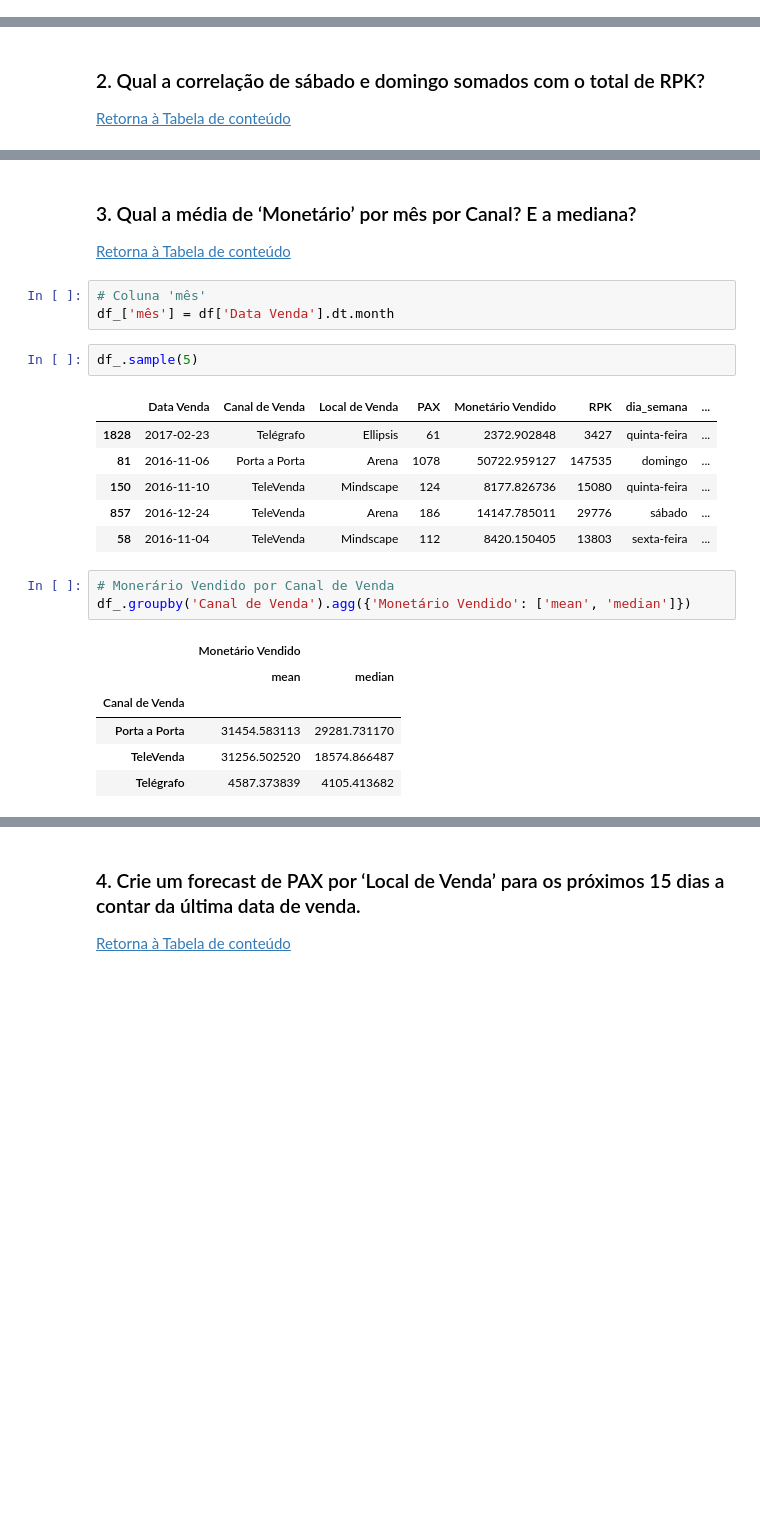
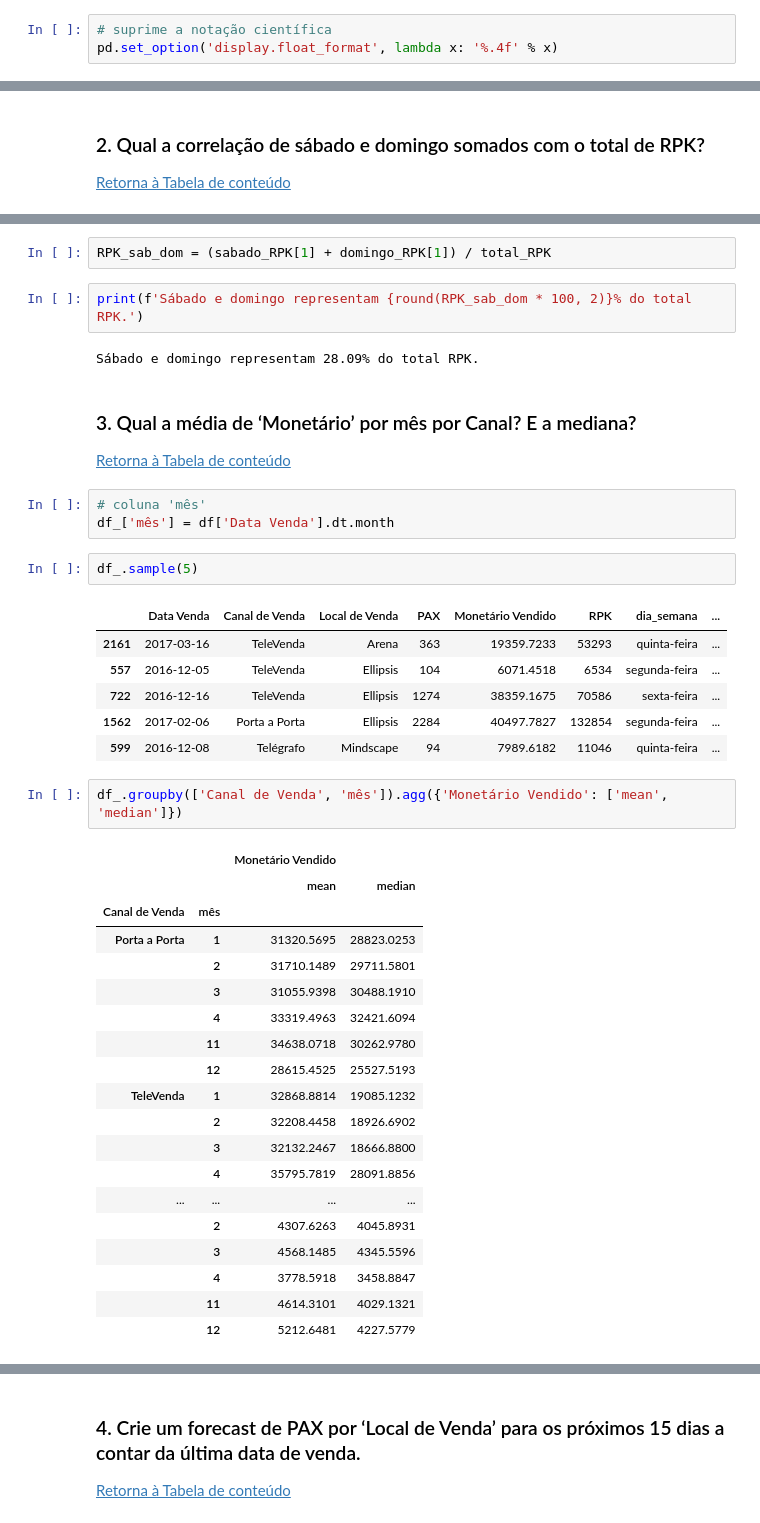
Before and after one commit to pathilink/gol, a Jupyter notebook: case_gol.ipynb, the cells around one changed output, grey strips where cells are left out. Drawn from its saved outputs; the diff is of its cells as text; blank space fills up the shorter version.

```diff
--- a/case_gol.ipynb
+++ b/case_gol.ipynb
@@ -53,6 +51,9 @@ from matplotlib import pyplot as plt # plot
 # %% [markdown]
 ## 3. Dados
 [Retorna à Tabela de conteúdo](#Tabela-de-conteúdo)
+# %%
+# suprime a notação científica
+pd.set_option('display.float_format', lambda x: '%.4f' % x)
 # %%
 df = pd.read_excel('case_analytics-ds.xlsx', sheet_name='Dados')
 # %%
@@ -212,25 +229,43 @@ q
+# %%
+RPK_sab_dom = (sabado_RPK[1] + domingo_RPK[1]) / total_RPK
+# %%
+print(f'Sábado e domingo representam {round(RPK_sab_dom * 100, 2)}% do total RPK.')
+# %% [output]
+Sábado e domingo representam 28.09% do total RPK.
 # %% [markdown]
 ### 3. Qual a média de ‘Monetário’ por mês por Canal? E a mediana?
 [Retorna à Tabela de conteúdo](#Tabela-de-conteúdo)
 # %%
-# Coluna 'mês'
+# coluna 'mês'
 df_['mês'] = df['Data Venda'].dt.month
 # %%
 df_.sample(5)
 # %% [output]
 |  | Data Venda | Canal de Venda | Local de Venda | PAX | Monetário Vendido | RPK | dia_semana | ... |
-| 1828 | 2017-02-23 | Telégrafo | Ellipsis | 61 | 2372.902848 | 3427 | quinta-feira | ... |
-| 81 | 2016-11-06 | Porta a Porta | Arena | 1078 | 50722.959127 | 147535 | domingo | ... |
-| 150 | 2016-11-10 | TeleVenda | Mindscape | 124 | 8177.826736 | 15080 | quinta-feira | ... |
-| 857 | 2016-12-24 | TeleVenda | Arena | 186 | 14147.785011 | 29776 | sábado | ... |
-| 58 | 2016-11-04 | TeleVenda | Mindscape | 112 | 8420.150405 | 13803 | sexta-feira | ... |
+| 2161 | 2017-03-16 | TeleVenda | Arena | 363 | 19359.7233 | 53293 | quinta-feira | ... |
+| 557 | 2016-12-05 | TeleVenda | Ellipsis | 104 | 6071.4518 | 6534 | segunda-feira | ... |
+| 722 | 2016-12-16 | TeleVenda | Ellipsis | 1274 | 38359.1675 | 70586 | sexta-feira | ... |
+| 1562 | 2017-02-06 | Porta a Porta | Ellipsis | 2284 | 40497.7827 | 132854 | segunda-feira | ... |
+| 599 | 2016-12-08 | Telégrafo | Mindscape | 94 | 7989.6182 | 11046 | quinta-feira | ... |
 # %%
-# Monerário Vendido por Canal de Venda
-df_.groupby('Canal de Venda').agg({'Monetário Vendido': ['mean', 'median']})
+df_.groupby(['Canal de Venda', 'mês']).agg({'Monetário Vendido': ['mean', 'median']})
 # %% [output]
-|  | Monetário Vendido |  |
-|  | mean | median |
-| Canal de Venda |  |  |
-| Porta a Porta | 31454.583113 | 29281.731170 |
-| TeleVenda | 31256.502520 | 18574.866487 |
-| Telégrafo | 4587.373839 | 4105.413682 |
+|  |  | Monetário Vendido |  |
+|  |  | mean | median |
+| Canal de Venda | mês |  |  |
+| Porta a Porta | 1 | 31320.5695 | 28823.0253 |
+|  | 2 | 31710.1489 | 29711.5801 |
+|  | 3 | 31055.9398 | 30488.1910 |
+|  | 4 | 33319.4963 | 32421.6094 |
+|  | 11 | 34638.0718 | 30262.9780 |
+|  | 12 | 28615.4525 | 25527.5193 |
+| TeleVenda | 1 | 32868.8814 | 19085.1232 |
+|  | 2 | 32208.4458 | 18926.6902 |
+|  | 3 | 32132.2467 | 18666.8800 |
+|  | 4 | 35795.7819 | 28091.8856 |
+| ... | ... | ... | ... |
+|  | 2 | 4307.6263 | 4045.8931 |
+|  | 3 | 4568.1485 | 4345.5596 |
+|  | 4 | 3778.5918 | 3458.8847 |
+|  | 11 | 4614.3101 | 4029.1321 |
+|  | 12 | 5212.6481 | 4227.5779 |
```
Also changed, not shown: parts of 40 cells of this notebook.
